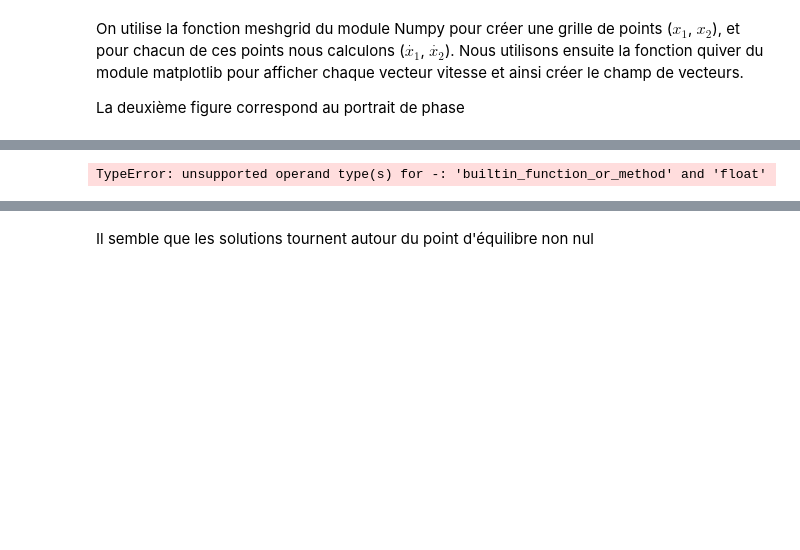
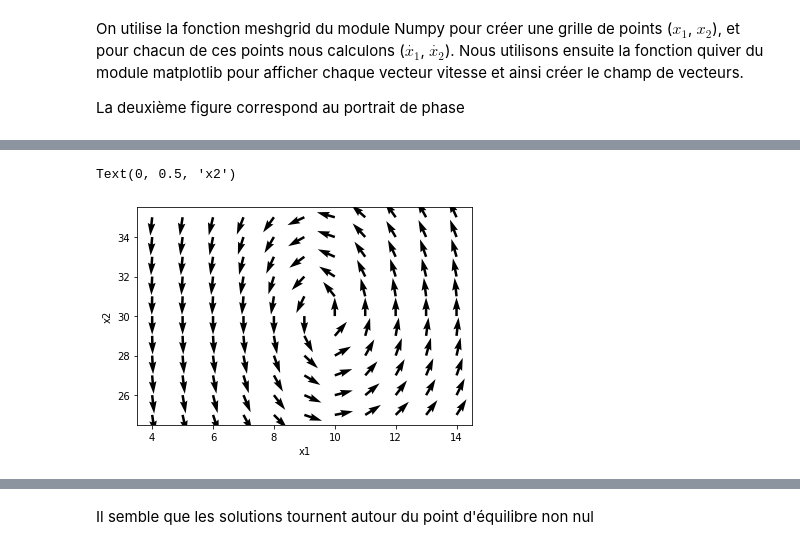
Before and after one commit to pachyvictor/projetmaths, a Jupyter notebook: proj_equadiffs.ipynb, the cells around one changed output, grey strips where cells are left out. Drawn from its saved outputs; the diff is of its cells as text; code cells hidden in the pictures; blank space fills up the shorter version.

```diff
--- a/proj_equadiffs.ipynb
+++ b/proj_equadiffs.ipynb
@@ -49,20 +68,25 @@ La deuxième figure correspond au portrait de phase
 # %%
 taille_grille = 10
-A=[i for i in range (taille_grille + 1)]
-GRID = np.meshgrid(A,A)
+xd = int(gama/delta -5)
+yd = int(alpha/beta -5)
+A=[i for i in range (xd, xd + taille_grille + 1)]
+B=[i for i in range (yd, yd + taille_grille + 1)]
+GRID = np.meshgrid(A,B)
 
 def v(x1, x2):
-    return [x1*(alpha - beta*x2), -x2*(gamma - delta*x1)]
+    return [x1*(alpha - beta*x2), -x2*(gama - delta*x1)]
 
 plt.figure()
+
 for i in range (taille_grille + 1):
     for j in range (taille_grille + 1):
         v1, v2 = v(GRID[0][i][j], GRID[1][i][j])
         plt.quiver(GRID[0][i][j], GRID[1][i][j], v1, v2 )
 
 plt.xlabel('x1')
 plt.ylabel('x2')
 # %% [output]
-TypeError: unsupported operand type(s) for -: 'builtin_function_or_method' and 'float'
+Text(0, 0.5, 'x2')
+[figure, added]
 # %%
 plt.streamplot(GRID[0], GRID[1], v(GRID[0], GRID[1])[0], v(GRID[0], GRID[1])[1]);
```
Also changed, not shown: parts of 3 cells of this notebook.
